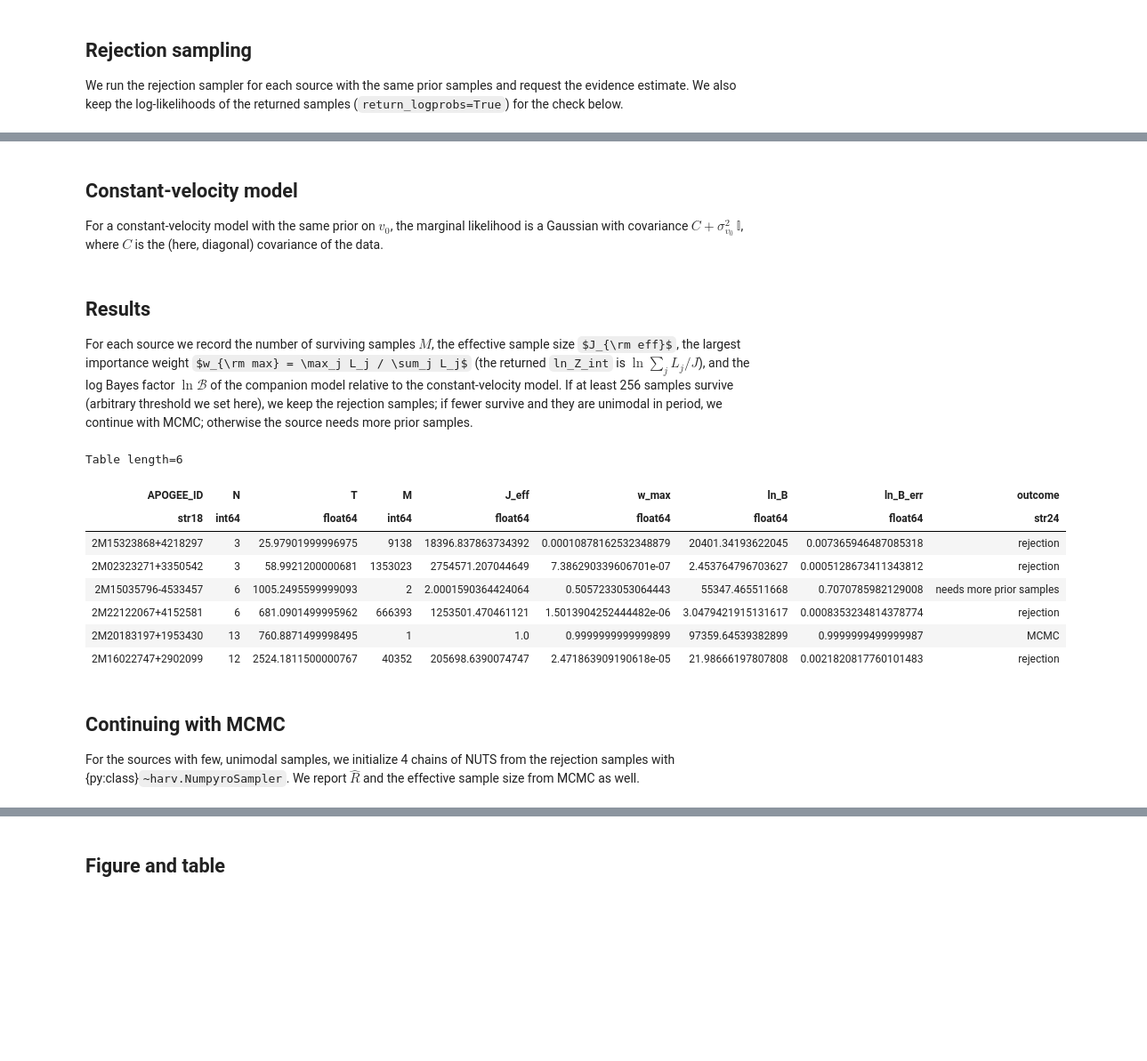
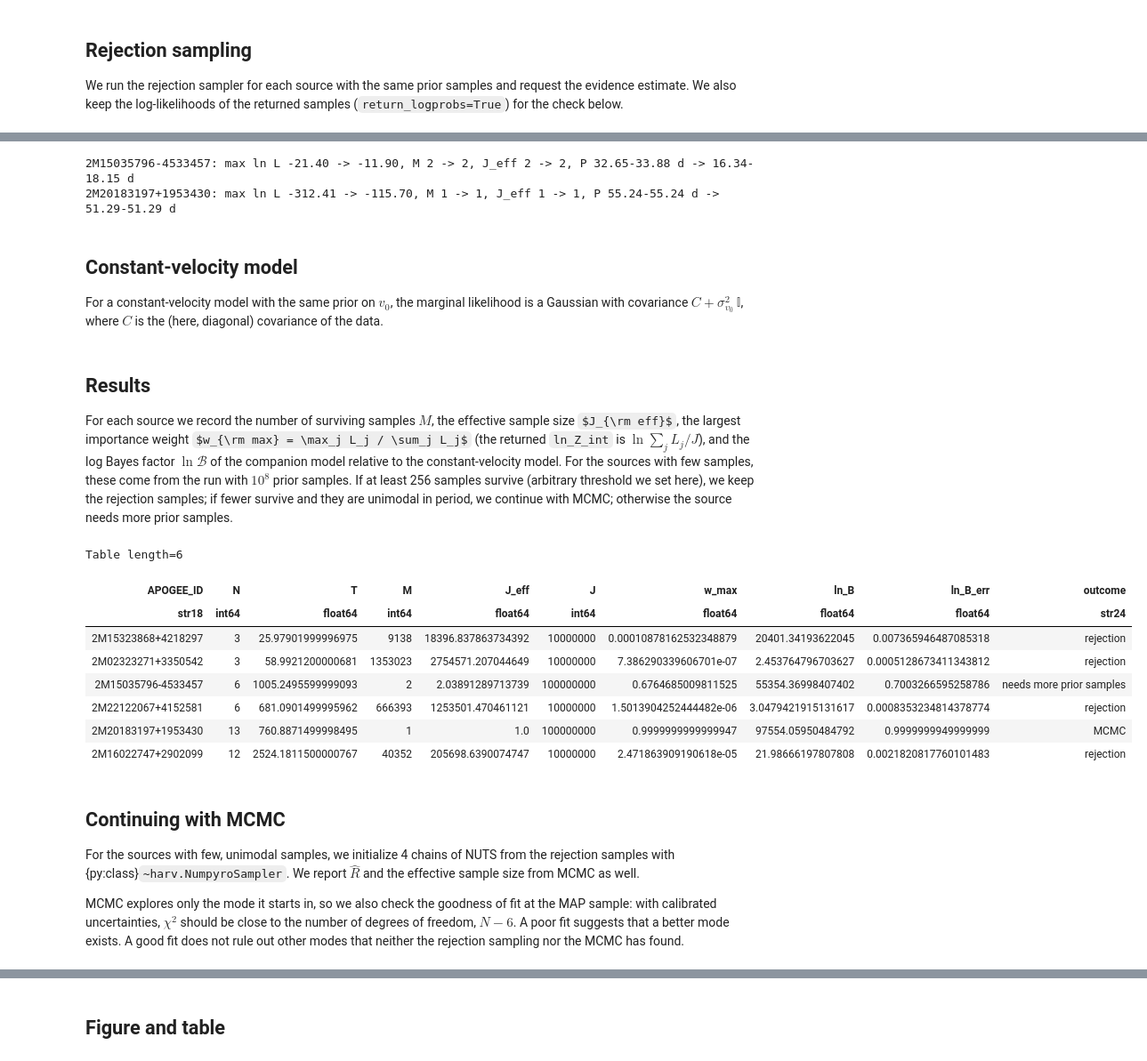
Before and after one commit to adrn/harv-paper, a Jupyter notebook: scripts/apogee-pipeline.ipynb, the cells around one changed output, grey strips where cells are left out. Shown at 89% size. Cells and saved outputs as stored; diff of their text form; code cells hidden in the pictures; some formulas as TeX source; blank space fills up the shorter version.

```diff
--- a/scripts/apogee-pipeline.ipynb
+++ b/scripts/apogee-pipeline.ipynb
@@ -92,3 +96,25 @@ for i, (apogee_id, data) in enumerate(rv_data.items()):
+# %%
+for apogee_id, s in samples.items():
+    if s.n_samples >= 256:
+        continue
+    more = sampler.run(
+        rv_data[apogee_id],
+        key=jax.random.key(10),
+        n_prior_samples=10 * J,
+        return_logprobs=True,
+        return_evidence_stats=True,
+    )
+    P1, P2 = s["period"].to_value("day"), more["period"].to_value("day")
+    print(
+        f"{apogee_id}: max ln L {s.metadata['max_ln_likelihood']:.2f} -> "
+        f"{more.metadata['max_ln_likelihood']:.2f}, M {s.n_samples} -> {more.n_samples}, "
+        f"J_eff {s.metadata['ln_Z_int_ess']:.2g} -> {more.metadata['ln_Z_int_ess']:.2g}, "
+        f"P {P1.min():.2f}-{P1.max():.2f} d -> {P2.min():.2f}-{P2.max():.2f} d"
+    )
+    samples[apogee_id] = more
+# %% [output]
+2M15035796-4533457: max ln L -21.40 -> -11.90, M 2 -> 2, J_eff 2 -> 2, P 32.65-33.88 d -> 16.34-18.15 d
+2M20183197+1953430: max ln L -312.41 -> -115.70, M 1 -> 1, J_eff 1 -> 1, P 55.24-55.24 d -> 51.29-51.29 d
 # %% [markdown]
 ## Constant-velocity model
 
@@ -103,46 +129,52 @@ def ln_gaussian(data, extra_cov):
 # %% [markdown]
 ## Results
 
-For each source we record the number of surviving samples $M$, the effective sample size $J_{\rm eff}$, the largest importance weight $w_{\rm max} = \max_j L_j / \sum_j L_j$ (the returned `ln_Z_int` is $\ln \sum_j L_j / J$), and the log Bayes factor $\ln\mathcal{B}$ of the companion model relative to the constant-velocity model. If at least 256 samples survive (arbitrary threshold we set here), we keep the rejection samples; if fewer survive and they are unimodal in period, we continue with MCMC; otherwise the source needs more prior samples.
+For each source we record the number of surviving samples $M$, the effective sample size $J_{\rm eff}$, the largest importance weight $w_{\rm max} = \max_j L_j / \sum_j L_j$ (the returned `ln_Z_int` is $\ln \sum_j L_j / J$), and the log Bayes factor $\ln\mathcal{B}$ of the companion model relative to the constant-velocity model. For the sources with few samples, these come from the run with $10^8$ prior samples. If at least 256 samples survive (arbitrary threshold we set here), we keep the rejection samples; if fewer survive and they are unimodal in period, we continue with MCMC; otherwise the source needs more prior samples.
 # %%
 def outcome(s, data):
     if s.n_samples >= 256:
         return "rejection"
     return "MCMC" if s.period_unimodal(data) else "needs more prior samples"
 
 
 rows = []
 for apogee_id, s in samples.items():
     data, meta = rv_data[apogee_id], s.metadata
     rows.append(
         {
             "APOGEE_ID": apogee_id,
             "N": data.rv.shape[0],
             "T": np.ptp(data.time.to_value("day")),
             "M": s.n_samples,
             "J_eff": float(meta["ln_Z_int_ess"]),
-            "w_max": float(np.exp(meta["max_ln_likelihood"] - meta["ln_Z_int"]) / J),
+            "J": meta["n_prior_samples"],
+            "w_max": float(
+                np.exp(meta["max_ln_likelihood"] - meta["ln_Z_int"])
+                / meta["n_prior_samples"]
+            ),
             "ln_B": float(meta["ln_Z_int"]) - ln_gaussian(data, sigma_v0**2),
             "ln_B_err": float(meta["ln_Z_int_mcse"]),
             "outcome": outcome(s, data),
         }
     )
 results = at.Table(rows=rows)
 results
 # %% [output]
 Table length=6
-| APOGEE_ID | N | T | M | J_eff | w_max | ln_B | ln_B_err | outcome |
-| str18 | int64 | float64 | int64 | float64 | float64 | float64 | float64 | str24 |
-| 2M15323868+4218297 | 3 | 25.97901999996975 | 9138 | 18396.837863734392 | 0.00010878162532348879 | 20401.34193622045 | 0.007365946487085318 | rejection |
-| 2M02323271+3350542 | 3 | 58.9921200000681 | 1353023 | 2754571.207044649 | 7.386290339606701e-07 | 2.453764796703627 | 0.0005128673411343812 | rejection |
-| 2M15035796-4533457 | 6 | 1005.2495599999093 | 2 | 2.0001590364424064 | 0.5057233053064443 | 55347.465511668 | 0.7070785982129008 | needs more prior samples |
-| 2M22122067+4152581 | 6 | 681.0901499995962 | 666393 | 1253501.470461121 | 1.5013904252444482e-06 | 3.0479421915131617 | 0.0008353234814378774 | rejection |
-| 2M20183197+1953430 | 13 | 760.8871499998495 | 1 | 1.0 | 0.9999999999999899 | 97359.64539382899 | 0.9999999499999987 | MCMC |
-| 2M16022747+2902099 | 12 | 2524.1811500000767 | 40352 | 205698.6390074747 | 2.471863909190618e-05 | 21.98666197807808 | 0.0021820817760101483 | rejection |
+| APOGEE_ID | N | T | M | J_eff | J | w_max | ln_B | ln_B_err | outcome |
+| str18 | int64 | float64 | int64 | float64 | int64 | float64 | float64 | float64 | str24 |
+| 2M15323868+4218297 | 3 | 25.97901999996975 | 9138 | 18396.837863734392 | 10000000 | 0.00010878162532348879 | 20401.34193622045 | 0.007365946487085318 | rejection |
+| 2M02323271+3350542 | 3 | 58.9921200000681 | 1353023 | 2754571.207044649 | 10000000 | 7.386290339606701e-07 | 2.453764796703627 | 0.0005128673411343812 | rejection |
+| 2M15035796-4533457 | 6 | 1005.2495599999093 | 2 | 2.03891289713739 | 100000000 | 0.6764685009811525 | 55354.36998407402 | 0.7003266595258786 | needs more prior samples |
+| 2M22122067+4152581 | 6 | 681.0901499995962 | 666393 | 1253501.470461121 | 10000000 | 1.5013904252444482e-06 | 3.0479421915131617 | 0.0008353234814378774 | rejection |
+| 2M20183197+1953430 | 13 | 760.8871499998495 | 1 | 1.0 | 100000000 | 0.9999999999999947 | 97554.05950484792 | 0.9999999949999999 | MCMC |
+| 2M16022747+2902099 | 12 | 2524.1811500000767 | 40352 | 205698.6390074747 | 10000000 | 2.471863909190618e-05 | 21.98666197807808 | 0.0021820817760101483 | rejection |
 # %% [markdown]
 ## Continuing with MCMC
 
 For the sources with few, unimodal samples, we initialize 4 chains of NUTS from the rejection samples with {py:class}`~harv.NumpyroSampler`. We report $\hat{R}$ and the effective sample size from MCMC as well.
+
+MCMC explores only the mode it starts in, so we also check the goodness of fit at the MAP sample: with calibrated uncertainties, $\chi^2$ should be close to the number of degrees of freedom, $N - 6$. A poor fit suggests that a better mode exists. A good fit does not rule out other modes that neither the rejection sampling nor the MCMC has found.
 # %%
 mcmc = harv.NumpyroSampler(prior, model)
 mcmc_samples = {}
```
Also changed, not shown: parts of 5 cells of this notebook, 4 other files.
